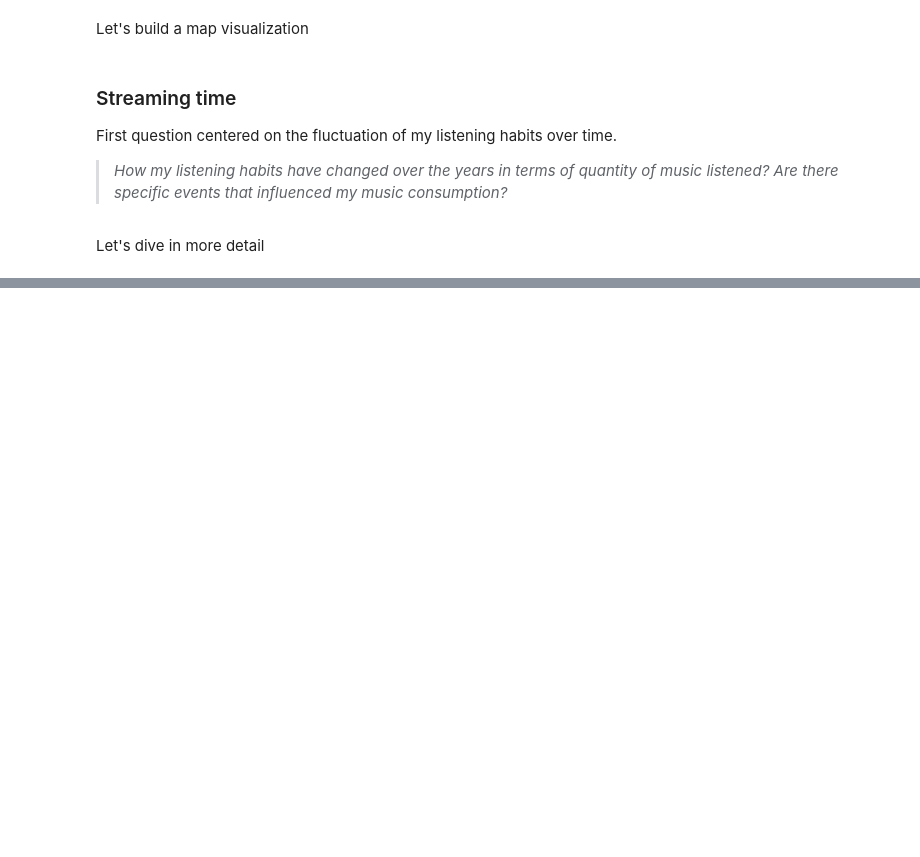
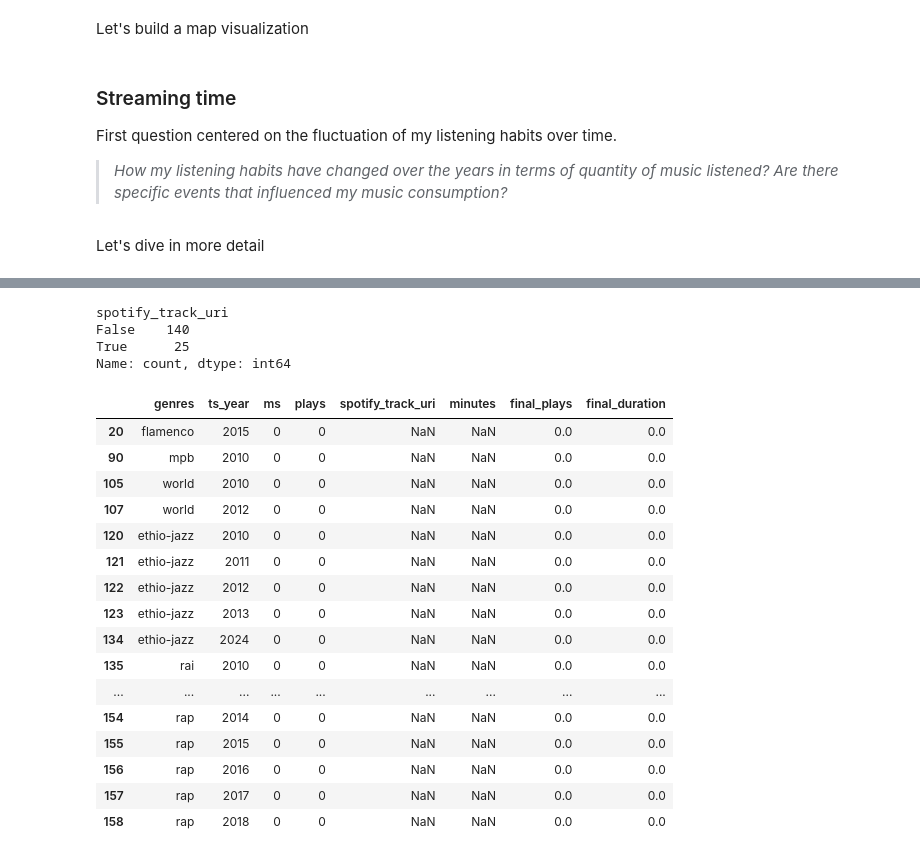
Before and after one commit to jvaleroliet/spotify-analysis, a Jupyter notebook: spotify_analysis.ipynb, the cells around one changed output, grey strips where cells are left out. Cells and saved outputs as stored; diff of their text form; code cells hidden in the pictures; blank space fills up the shorter version.

```diff
--- a/spotify_analysis.ipynb
+++ b/spotify_analysis.ipynb
@@ -301,0 +711,9 @@ fig.show()
+# %%
+genres_year_top = genres_year_top.groupby(["ts_year", "genres"]).sum().reset_index()
+# %%
+from itertools import product
+genres_year_top_figure_df = pd.DataFrame(list(product(genres_year_top.genres.unique().tolist(), range(2010, 2025, 1))), columns=['genres', 'ts_year'])
+genres_year_top_figure_df[["ms","plays"]] = 0
+# %%
+genres_year_top_figure_df = pd.merge(genres_year_top_figure_df, genres_year_top, on = ["genres", "ts_year"], how="left")
+genres_year_top_figure_df.head()
@@ -301,0 +727,30 @@ fig.show()
+# %%
+genres_year_top_figure_df.spotify_track_uri.isna().value_counts()
+# %% [output]
+spotify_track_uri
+False    140
+True      25
+Name: count, dtype: int64
+# %%
+genres_year_top_figure_df["final_plays"] = genres_year_top_figure_df.apply(lambda x: x["spotify_track_uri"] if pd.notna(x["spotify_track_uri"]) else 0, axis = 1 )
+genres_year_top_figure_df["final_duration"] = genres_year_top_figure_df.apply(lambda x: x["minutes"] if pd.notna(x["minutes"]) else 0, axis = 1 )
+# %%
+genres_year_top_figure_df.loc[genres_year_top_figure_df.spotify_track_uri.isna()]
+# %% [output]
+|  | genres | ts_year | ms | plays | spotify_track_uri | minutes | final_plays | final_duration |
+| 20 | flamenco | 2015 | 0 | 0 | NaN | NaN | 0.0 | 0.0 |
+| 90 | mpb | 2010 | 0 | 0 | NaN | NaN | 0.0 | 0.0 |
+| 105 | world | 2010 | 0 | 0 | NaN | NaN | 0.0 | 0.0 |
+| 107 | world | 2012 | 0 | 0 | NaN | NaN | 0.0 | 0.0 |
+| 120 | ethio-jazz | 2010 | 0 | 0 | NaN | NaN | 0.0 | 0.0 |
+| 121 | ethio-jazz | 2011 | 0 | 0 | NaN | NaN | 0.0 | 0.0 |
+| 122 | ethio-jazz | 2012 | 0 | 0 | NaN | NaN | 0.0 | 0.0 |
+| 123 | ethio-jazz | 2013 | 0 | 0 | NaN | NaN | 0.0 | 0.0 |
+| 134 | ethio-jazz | 2024 | 0 | 0 | NaN | NaN | 0.0 | 0.0 |
+| 135 | rai | 2010 | 0 | 0 | NaN | NaN | 0.0 | 0.0 |
+| ... | ... | ... | ... | ... | ... | ... | ... | ... |
+| 154 | rap | 2014 | 0 | 0 | NaN | NaN | 0.0 | 0.0 |
+| 155 | rap | 2015 | 0 | 0 | NaN | NaN | 0.0 | 0.0 |
+| 156 | rap | 2016 | 0 | 0 | NaN | NaN | 0.0 | 0.0 |
+| 157 | rap | 2017 | 0 | 0 | NaN | NaN | 0.0 | 0.0 |
+| 158 | rap | 2018 | 0 | 0 | NaN | NaN | 0.0 | 0.0 |
```
Also changed, not shown: parts of 96 cells of this notebook.
